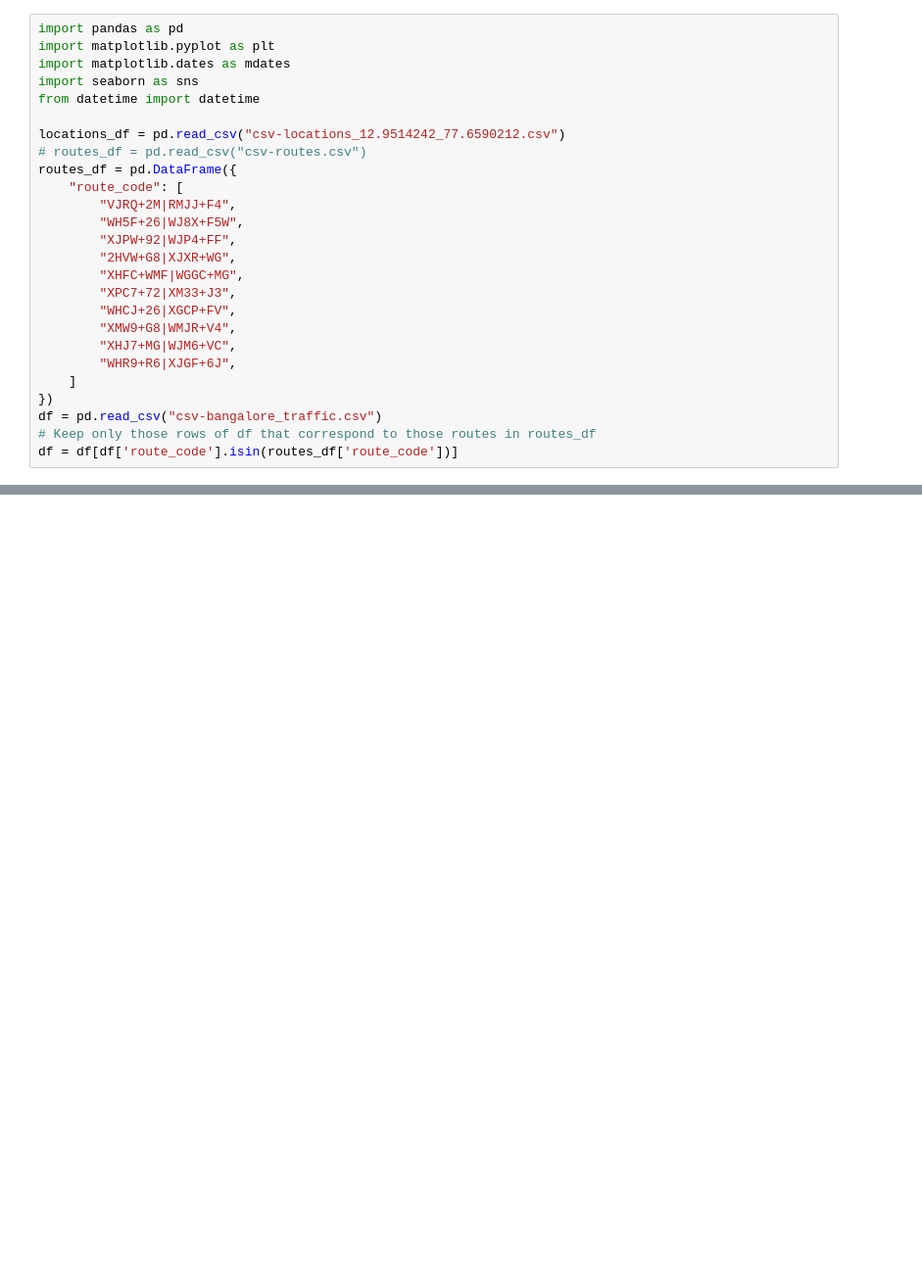
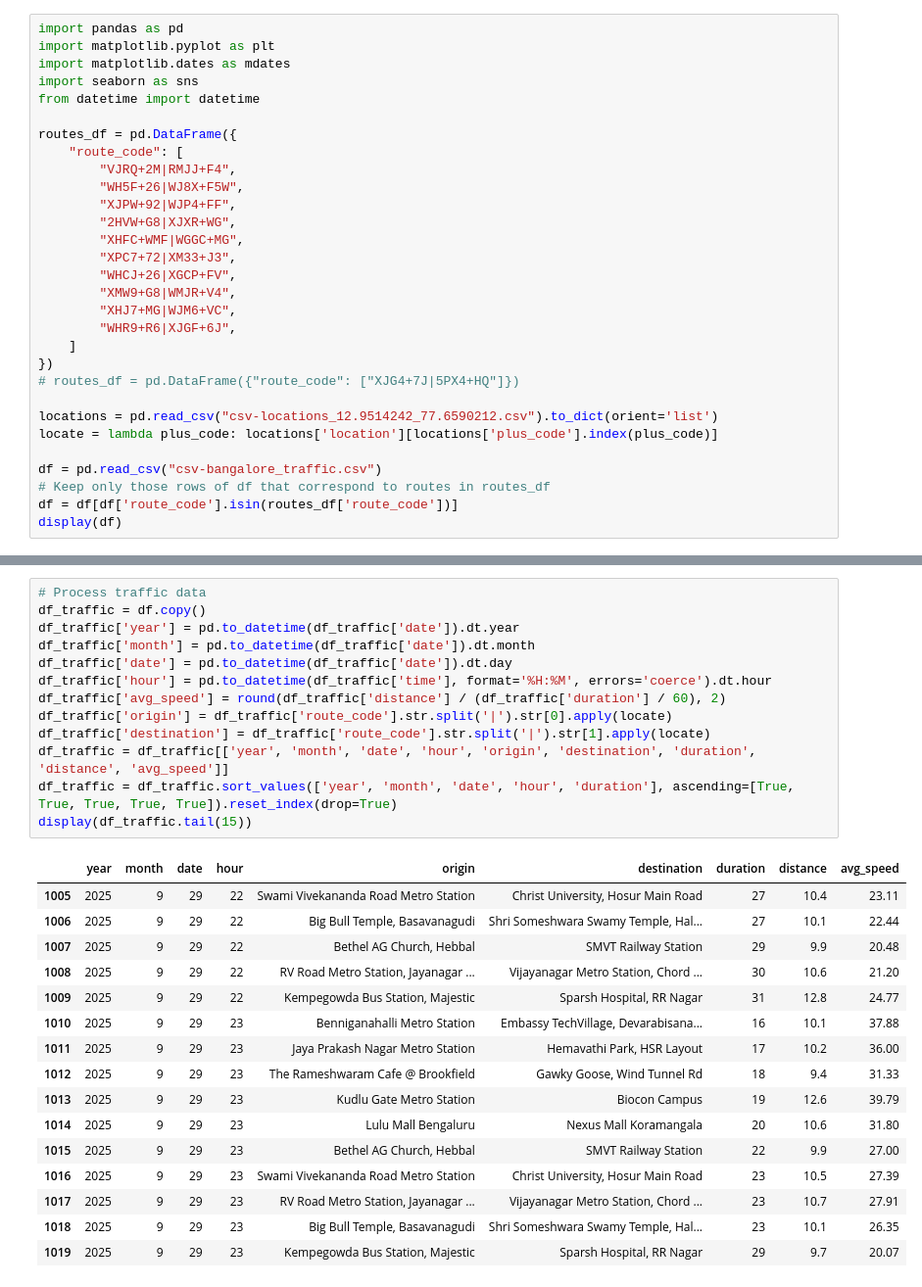
Before and after one commit to thecont1/blr-traffic-monitor, a Jupyter notebook: traffic_visual.ipynb, the cells around one changed output, grey strips where cells are left out. Shown at 98% size. Drawn from its saved outputs; the diff is of its cells as text; blank space fills up the shorter version.

```diff
--- a/traffic_visual.ipynb
+++ b/traffic_visual.ipynb
@@ -5,8 +5,6 @@ import matplotlib.dates as mdates
 import seaborn as sns
 from datetime import datetime
 
-locations_df = pd.read_csv("csv-locations_12.9514242_77.6590212.csv")
-# routes_df = pd.read_csv("csv-routes.csv")
 routes_df = pd.DataFrame({
     "route_code": [
         "VJRQ+2M|RMJJ+F4",
@@ -21,6 +19,12 @@ routes_df = pd.DataFrame({
         "WHR9+R6|XJGF+6J",
     ]
 })
+# routes_df = pd.DataFrame({"route_code": ["XJG4+7J|5PX4+HQ"]})
+
+locations = pd.read_csv("csv-locations_12.9514242_77.6590212.csv").to_dict(orient='list')
+locate = lambda plus_code: locations['location'][locations['plus_code'].index(plus_code)]
+
 df = pd.read_csv("csv-bangalore_traffic.csv")
-# Keep only those rows of df that correspond to those routes in routes_df
+# Keep only those rows of df that correspond to routes in routes_df
 df = df[df['route_code'].isin(routes_df['route_code'])]
+display(df)
@@ -237,0 +78,30 @@ plt.show()
+# %%
+# Process traffic data
+df_traffic = df.copy()
+df_traffic['year'] = pd.to_datetime(df_traffic['date']).dt.year
+df_traffic['month'] = pd.to_datetime(df_traffic['date']).dt.month
+df_traffic['date'] = pd.to_datetime(df_traffic['date']).dt.day
+df_traffic['hour'] = pd.to_datetime(df_traffic['time'], format='%H:%M', errors='coerce').dt.hour
+df_traffic['avg_speed'] = round(df_traffic['distance'] / (df_traffic['duration'] / 60), 2)
+df_traffic['origin'] = df_traffic['route_code'].str.split('|').str[0].apply(locate)
+df_traffic['destination'] = df_traffic['route_code'].str.split('|').str[1].apply(locate)
+df_traffic = df_traffic[['year', 'month', 'date', 'hour', 'origin', 'destination', 'duration', 'distance', 'avg_speed']]
+df_traffic = df_traffic.sort_values(['year', 'month', 'date', 'hour', 'duration'], ascending=[True, True, True, True, True]).reset_index(drop=True)
+display(df_traffic.tail(15))
+# %% [output]
+|  | year | month | date | hour | origin | destination | duration | distance | avg_speed |
+| 1005 | 2025 | 9 | 29 | 22 | Swami Vivekananda Road Metro Station | Christ University, Hosur Main Road | 27 | 10.4 | 23.11 |
+| 1006 | 2025 | 9 | 29 | 22 | Big Bull Temple, Basavanagudi | Shri Someshwara Swamy Temple, Hal... | 27 | 10.1 | 22.44 |
+| 1007 | 2025 | 9 | 29 | 22 | Bethel AG Church, Hebbal | SMVT Railway Station | 29 | 9.9 | 20.48 |
+| 1008 | 2025 | 9 | 29 | 22 | RV Road Metro Station, Jayanagar ... | Vijayanagar Metro Station, Chord ... | 30 | 10.6 | 21.20 |
+| 1009 | 2025 | 9 | 29 | 22 | Kempegowda Bus Station, Majestic | Sparsh Hospital, RR Nagar | 31 | 12.8 | 24.77 |
+| 1010 | 2025 | 9 | 29 | 23 | Benniganahalli Metro Station | Embassy TechVillage, Devarabisana... | 16 | 10.1 | 37.88 |
+| 1011 | 2025 | 9 | 29 | 23 | Jaya Prakash Nagar Metro Station | Hemavathi Park, HSR Layout | 17 | 10.2 | 36.00 |
+| 1012 | 2025 | 9 | 29 | 23 | The Rameshwaram Cafe @ Brookfield | Gawky Goose, Wind Tunnel Rd | 18 | 9.4 | 31.33 |
+| 1013 | 2025 | 9 | 29 | 23 | Kudlu Gate Metro Station | Biocon Campus | 19 | 12.6 | 39.79 |
+| 1014 | 2025 | 9 | 29 | 23 | Lulu Mall Bengaluru | Nexus Mall Koramangala | 20 | 10.6 | 31.80 |
+| 1015 | 2025 | 9 | 29 | 23 | Bethel AG Church, Hebbal | SMVT Railway Station | 22 | 9.9 | 27.00 |
+| 1016 | 2025 | 9 | 29 | 23 | Swami Vivekananda Road Metro Station | Christ University, Hosur Main Road | 23 | 10.5 | 27.39 |
+| 1017 | 2025 | 9 | 29 | 23 | RV Road Metro Station, Jayanagar ... | Vijayanagar Metro Station, Chord ... | 23 | 10.7 | 27.91 |
+| 1018 | 2025 | 9 | 29 | 23 | Big Bull Temple, Basavanagudi | Shri Someshwara Swamy Temple, Hal... | 23 | 10.1 | 26.35 |
+| 1019 | 2025 | 9 | 29 | 23 | Kempegowda Bus Station, Majestic | Sparsh Hospital, RR Nagar | 29 | 9.7 | 20.07 |
```
Also changed, not shown: parts of 10 cells of this notebook.
